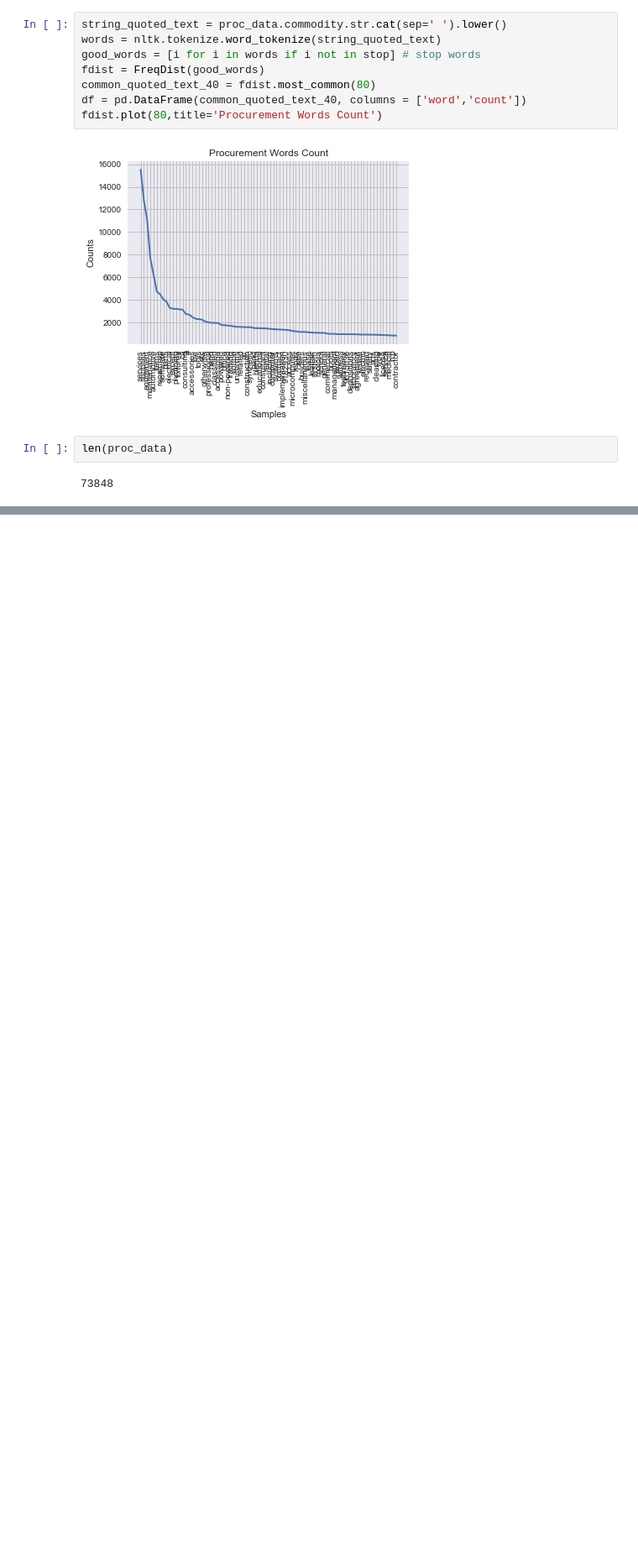
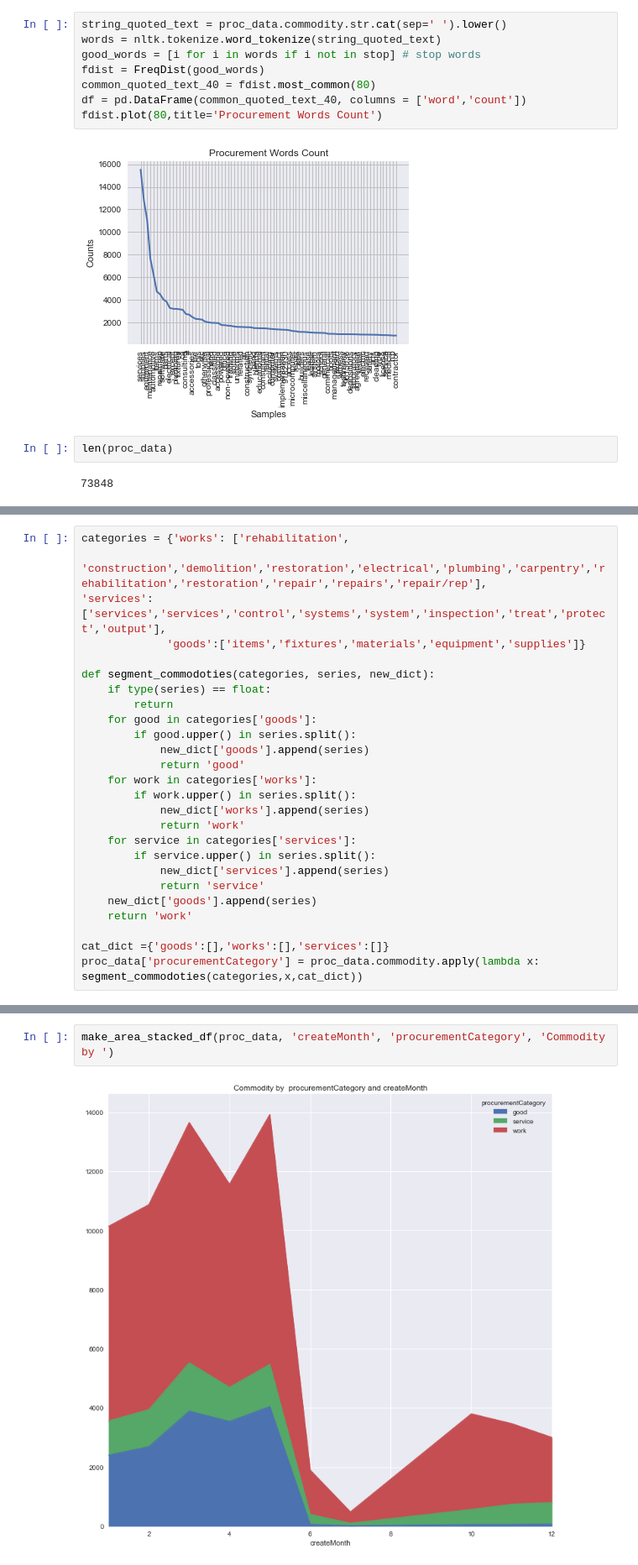
Before and after one commit to sunlightpolicy/open_data_standards_project, a Jupyter notebook: procurement.ipynb, the cells around one changed output, grey strips where cells are left out. Shown at 84% size. Cells and saved outputs as stored; diff of their text form; blank space fills up the shorter version.

Commit message:
procurement analysis

```diff
--- a/procurement.ipynb
+++ b/procurement.ipynb
@@ -257,0 +299,26 @@ sum(word_count)
+# %%
+categories = {'works': ['rehabilitation',
+ 'construction','demolition','restoration','electrical','plumbing','carpentry','rehabilitation','restoration','repair','repairs','repair/rep'],
+'services':['services','services','control','systems','system','inspection','treat','protect','output'],
+             'goods':['items','fixtures','materials','equipment','supplies']}
+
+def segment_commodoties(categories, series, new_dict):
+    if type(series) == float:
+        return
+    for good in categories['goods']:
+        if good.upper() in series.split():
+            new_dict['goods'].append(series)
+            return 'good'
+    for work in categories['works']:
+        if work.upper() in series.split():
+            new_dict['works'].append(series)
+            return 'work'
+    for service in categories['services']:
+        if service.upper() in series.split():
+            new_dict['services'].append(series)
+            return 'service'
+    new_dict['goods'].append(series)
+    return 'work'
+
+cat_dict ={'goods':[],'works':[],'services':[]}
+proc_data['procurementCategory'] = proc_data.commodity.apply(lambda x: segment_commodoties(categories,x,cat_dict))
@@ -257,0 +574,4 @@ sum(word_count)
+# %%
+make_area_stacked_df(proc_data, 'createMonth', 'procurementCategory', 'Commodity by ')
+# %% [output]
+[figure, added]
```
Also changed, not shown: parts of 16 cells of this notebook, 2 other files.
